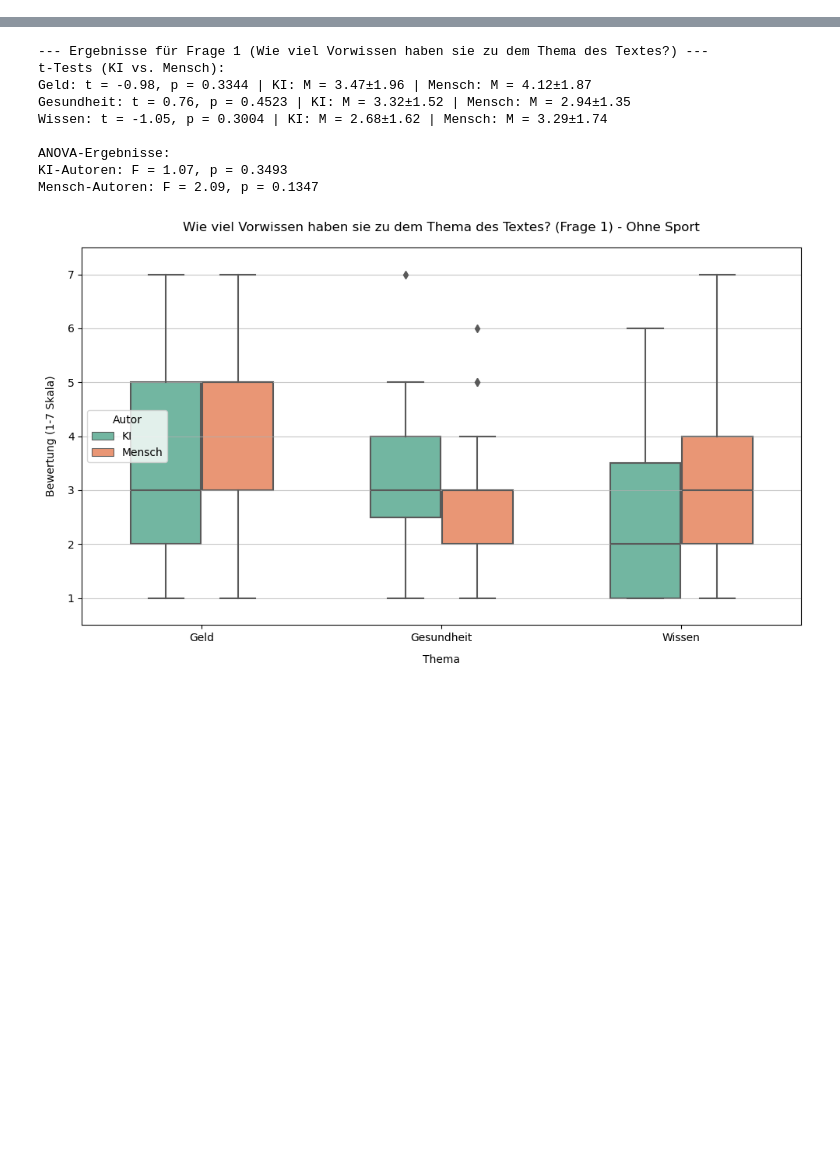
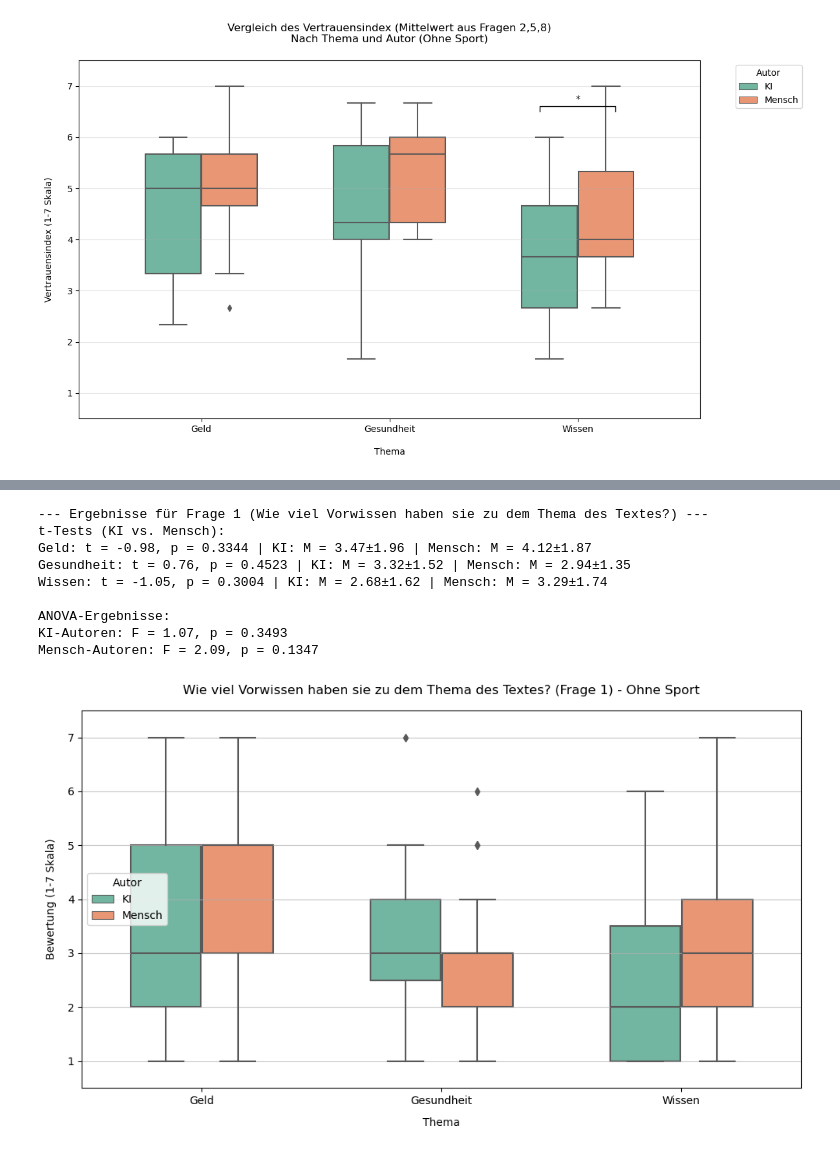
Before and after one commit to FlorianZierer/Impact-of-topic-on-credibility, a Jupyter notebook: auswertung_ohne_sport.ipynb, the cells around one changed output, grey strips where cells are left out. Saved outputs shown, nothing was run; the diff lists cells and outputs as text; code cells hidden in the pictures; blank space fills up the shorter version.

```diff
--- a/auswertung_ohne_sport.ipynb
+++ b/auswertung_ohne_sport.ipynb
@@ -108,0 +92,82 @@ Mensch Geld - 2. Wie glaubwürdig fanden Sie den Text ?     5.352941  1.320094
+# %%
+import pandas as pd
+import matplotlib.pyplot as plt
+import seaborn as sns
+from scipy import stats
+import numpy as np
+
+# Daten laden und vorbereiten
+ai_data = pd.read_csv('ai_labelled.csv')
+human_data = pd.read_csv('human_labelled.csv', sep=';')
+ai_data['Autor'] = 'KI'
+human_data['Autor'] = 'Mensch'
+data = pd.concat([ai_data, human_data])
+
+# Funktion zur Berechnung des Vertrauensindex (Fragen 2,5,8)
+def calculate_trust_index(row, topic):
+    q2 = row[f'{topic} - 2. Wie glaubwürdig fanden Sie den Text ?']
+    q5 = row[f'{topic} - 5. Wie viel Vertrauen haben Sie in den Inhalt des Textes?']
+    q8 = row[f'{topic} - 8. Wie sehr vertrauen Sie den im Text präsentierten Informationen?']
+    return np.mean([q2, q5, q8])
+
+# Vertrauensindex für alle Themen (ohne Sport) berechnen
+trust_data = pd.DataFrame()
+for topic in ['Geld', 'Gesundheit', 'Wissen']:  # Sport explizit ausgeschlossen
+    temp_df = data[['Autor']].copy()
+    temp_df['Thema'] = topic
+    temp_df['Vertrauensindex'] = data.apply(lambda row: calculate_trust_index(row, topic), axis=1)
+    trust_data = pd.concat([trust_data, temp_df])
+
+# Boxplot mit statistischen Tests
+plt.figure(figsize=(12, 7))
+sns.boxplot(x='Thema', y='Vertrauensindex', hue='Autor',
+           data=trust_data, palette='Set2', width=0.6,
+           order=['Geld', 'Gesundheit', 'Wissen'])
+plt.title('Vergleich des Vertrauensindex (Mittelwert aus Fragen 2,5,8)\nNach Thema und Autor (Ohne Sport)', pad=20)
+plt.xlabel('Thema', labelpad=15)
+plt.ylabel('Vertrauensindex (1-7 Skala)', labelpad=15)
+plt.ylim(0.5, 7.5)
+plt.legend(title='Autor', bbox_to_anchor=(1.05, 1), loc='upper left')
+plt.grid(axis='y', alpha=0.3)
+
+# Signifikanzmarkierung
+def annotate_significance(x1, x2, y, p):
+    if p < 0.001:
+        symbol = '***'
+    elif p < 0.01:
+        symbol = '**'
+    elif p < 0.05:
+        symbol = '*'
+    else:
+        return
+    plt.plot([x1, x1, x2, x2], [y, y+0.1, y+0.1, y], lw=1, color='black')
+    plt.text((x1+x2)*0.5, y+0.15, symbol, ha='center', va='bottom', color='black')
+
+# t-Tests pro Thema (KI vs. Mensch)
+y_pos = 6.5
+themen = ['Geld', 'Gesundheit', 'Wissen']
+print("=== Statistische Tests für Vertrauensindex ===")
+print("t-Tests (KI vs. Mensch pro Thema):")
+for i, thema in enumerate(themen):
+    ki = trust_data[(trust_data['Autor'] == 'KI') & (trust_data['Thema'] == thema)]['Vertrauensindex']
+    mensch = trust_data[(trust_data['Autor'] == 'Mensch') & (trust_data['Thema'] == thema)]['Vertrauensindex']
+
+    t_stat, p_val = stats.ttest_ind(ki, mensch, nan_policy='omit', equal_var=False)
+    print(f"{thema}: t = {t_stat:.2f}, p = {p_val:.4f} | KI: M = {np.mean(ki):.2f} | Mensch: M = {np.mean(mensch):.2f}")
+    annotate_significance(i-0.2, i+0.2, y_pos, p_val)
+
+# ANOVA für Themenunterschiede (getrennt nach Autor)
+print("\nANOVA (Themenunterschiede pro Autor):")
+for autor in ['KI', 'Mensch']:
+    autor_data = trust_data[trust_data['Autor'] == autor]
+    groups = [autor_data[autor_data['Thema'] == t]['Vertrauensindex'] for t in themen]
+    f_stat, p_val = stats.f_oneway(*groups)
+    print(f"{autor}-Autoren: F = {f_stat:.2f}, p = {p_val:.4f}")
+
+# Deskriptive Statistiken
+print("\nDeskriptive Statistiken:")
+print(trust_data.groupby(['Autor', 'Thema'])['Vertrauensindex'].describe())
+
+plt.tight_layout()
+plt.show()
+# %% [output]
@@ -108,0 +191 @@ Mensch Geld - 2. Wie glaubwürdig fanden Sie den Text ?     5.352941  1.320094
+[figure, added]
```
Also changed, not shown: parts of 6 cells of this notebook, 1 other file.
